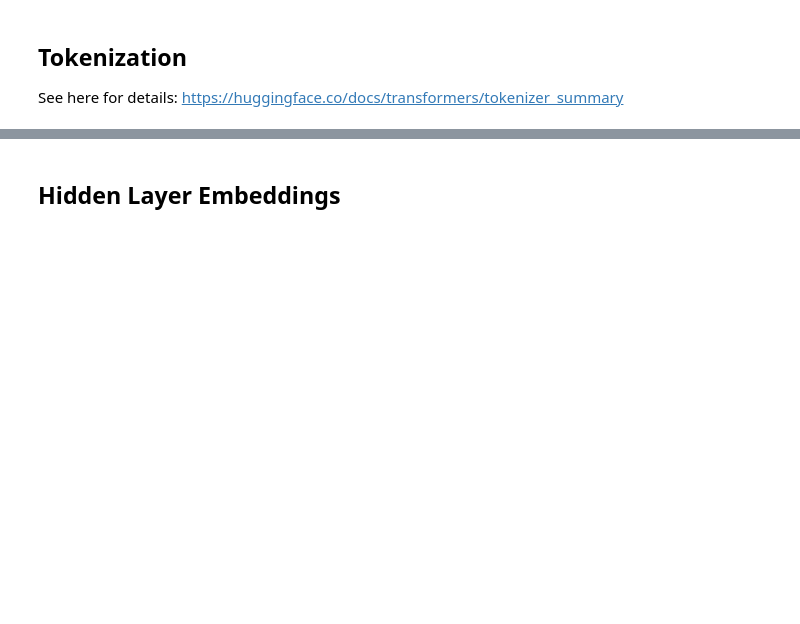
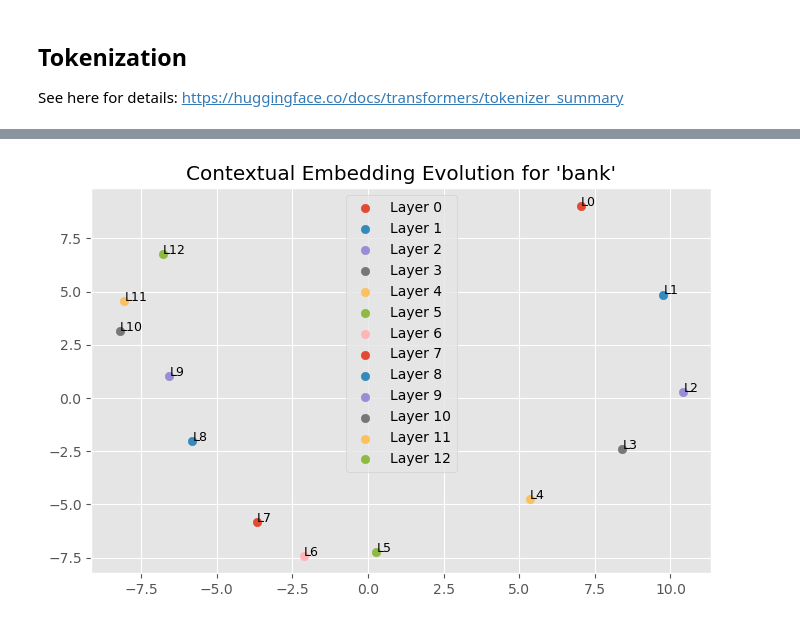
Before and after one commit to Volkscher/MPDW-Project, a Jupyter notebook: project-transformer.ipynb, the cells around one changed output, grey strips where cells are left out. Saved outputs shown, nothing was run; the diff lists cells and outputs as text; code cells hidden in the pictures; blank space fills up the shorter version.

Commit message:
Commit Visualization
Base our visualization section on the new txt file

```diff
--- a/project-transformer.ipynb
+++ b/project-transformer.ipynb
@@ -100,0 +97,5 @@ print(res)
+# %%
+model_name = "bert-base-uncased"
+tokenizer = AutoTokenizer.from_pretrained(model_name)
+model = AutoModel.from_pretrained(model_name, output_hidden_states=True)
+model.eval()
@@ -101,3 +120,28 @@ print(res)
+# %%
+sentence = "Black people commit 60% of the crimes while being 16% of the population."
+tokens = tokenizer.tokenize(sentence)
+inputs = tokenizer(sentence, return_tensors="pt")
+
+with torch.no_grad():
+    outputs = model(**inputs)
+    hidden_states = outputs.hidden_states  # Tuple: (layer_count, batch_size, seq_len, hidden_dim)
+
+# Plot PCA-reduced embeddings of the word "bank" across layers
+token_index = tokens.index("black") + 1  # Offset for [CLS]
+
+embeddings = [hidden_states[layer][0][token_index].numpy() for layer in range(len(hidden_states))]
+pca = PCA(n_components=2)
+reduced = pca.fit_transform(embeddings)
+
+plt.figure(figsize=(8, 5))
+for i, (x, y) in enumerate(reduced):
+    plt.scatter(x, y, label=f"Layer {i}")
+    plt.text(x + 0.01, y + 0.01, f"L{i}", fontsize=9)
+plt.title("Contextual Embedding Evolution for 'bank'")
+plt.legend()
+plt.show()
+# %% [output]
+[figure, added]
 # %%
 with torch.no_grad():
     outputs = model(**inputs)
@@ -104,4 +151,2 @@ with torch.no_grad():
 # %%
 outputs.keys()
-# %% [markdown]
-## Hidden Layer Embeddings
```
Also changed, not shown: parts of 19 cells of this notebook, 1 other file.
